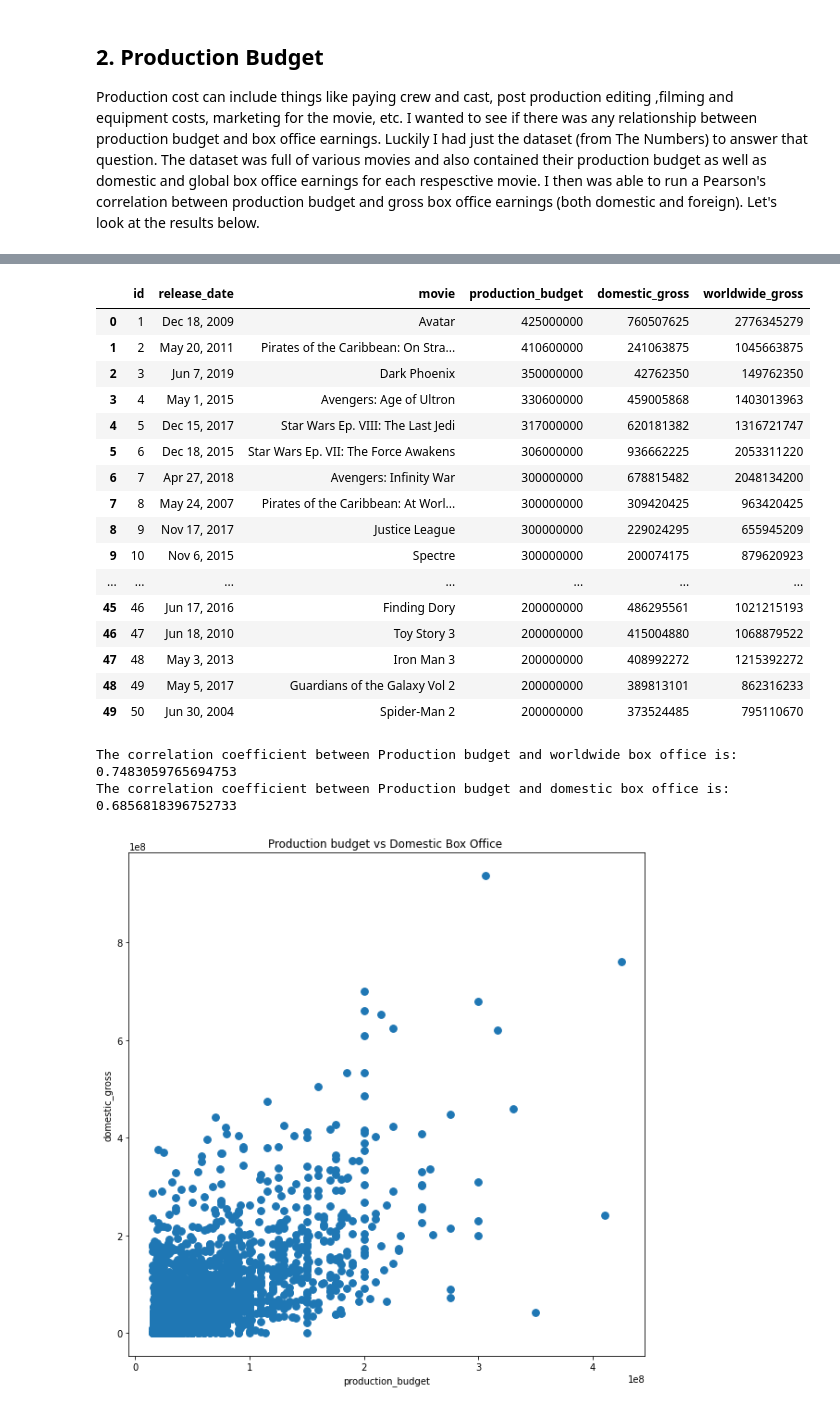
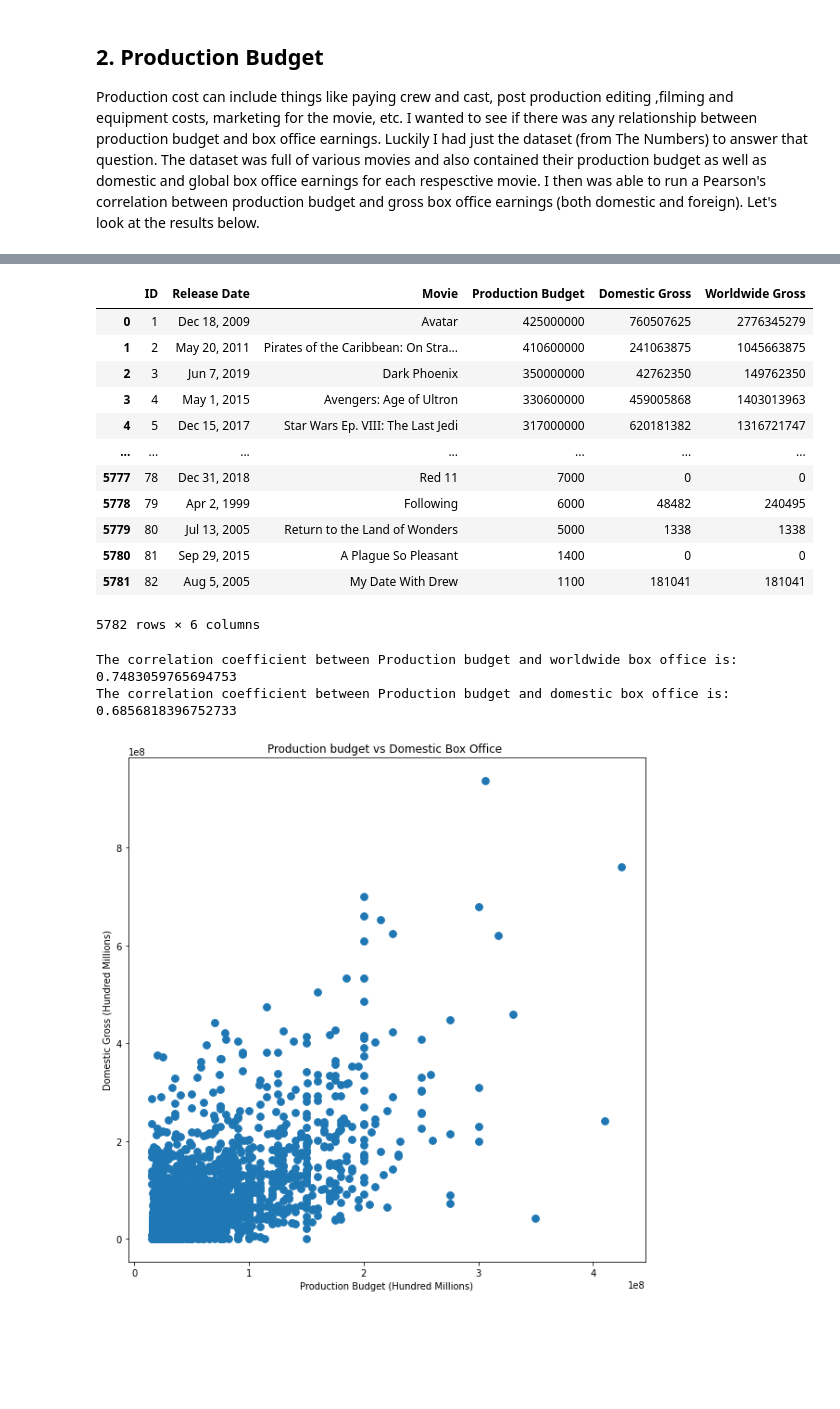
Before and after one commit to aharri123/dsc-phase-1-project-v2-4, a Jupyter notebook: student.ipynb, the cells around one changed output, grey strips where cells are left out. Saved outputs shown, nothing was run; the diff lists cells and outputs as text; code cells hidden in the pictures; blank space fills up the shorter version.

```diff
--- a/student.ipynb
+++ b/student.ipynb
@@ -119,5 +278,7 @@ df_budget
 # %%
 #First let's do some cleanup
+#There are no null values or duplicates, but we need to do some conversions
+
 #Let's get rid of the dollar signs and commas in the column values
 df_budget['production_budget'] = df_budget['production_budget'].str.replace('$','')
 df_budget['production_budget'] = df_budget['production_budget'].str.replace(',','')
@@ -133,47 +294,53 @@ df_budget['domestic_gross'] = df_budget['domestic_gross'].astype(str).astype('in
 df_budget['worldwide_gross'] = df_budget['worldwide_gross'].astype(str).astype('int64')
 
 
+#Let's clean up the column names
+df_budget.rename(columns = {'id' : 'ID'}, inplace = True)
+df_budget.rename(columns = {'release_date' : 'Release Date'}, inplace = True)
+df_budget.rename(columns = {'movie' : 'Movie'}, inplace = True)
+df_budget.rename(columns = {'production_budget' : 'Production Budget'}, inplace = True)
+df_budget.rename(columns = {'domestic_gross' : 'Domestic Gross'}, inplace = True)
+df_budget.rename(columns = {'worldwide_gross' : 'Worldwide Gross'}, inplace = True)
+
 #Looking at our cleaned up DF
-df_budget.head(50)
+df_budget
 # %% [output]
-|  | id | release_date | movie | production_budget | domestic_gross | worldwide_gross |
+|  | ID | Release Date | Movie | Production Budget | Domestic Gross | Worldwide Gross |
 | 0 | 1 | Dec 18, 2009 | Avatar | 425000000 | 760507625 | 2776345279 |
 | 1 | 2 | May 20, 2011 | Pirates of the Caribbean: On Stra... | 410600000 | 241063875 | 1045663875 |
 | 2 | 3 | Jun 7, 2019 | Dark Phoenix | 350000000 | 42762350 | 149762350 |
 | 3 | 4 | May 1, 2015 | Avengers: Age of Ultron | 330600000 | 459005868 | 1403013963 |
 | 4 | 5 | Dec 15, 2017 | Star Wars Ep. VIII: The Last Jedi | 317000000 | 620181382 | 1316721747 |
-| 5 | 6 | Dec 18, 2015 | Star Wars Ep. VII: The Force Awakens | 306000000 | 936662225 | 2053311220 |
-| 6 | 7 | Apr 27, 2018 | Avengers: Infinity War | 300000000 | 678815482 | 2048134200 |
-| 7 | 8 | May 24, 2007 | Pirates of the Caribbean: At Worl... | 300000000 | 309420425 | 963420425 |
-| 8 | 9 | Nov 17, 2017 | Justice League | 300000000 | 229024295 | 655945209 |
-| 9 | 10 | Nov 6, 2015 | Spectre | 300000000 | 200074175 | 879620923 |
 | ... | ... | ... | ... | ... | ... | ... |
-| 45 | 46 | Jun 17, 2016 | Finding Dory | 200000000 | 486295561 | 1021215193 |
-| 46 | 47 | Jun 18, 2010 | Toy Story 3 | 200000000 | 415004880 | 1068879522 |
-| 47 | 48 | May 3, 2013 | Iron Man 3 | 200000000 | 408992272 | 1215392272 |
-| 48 | 49 | May 5, 2017 | Guardians of the Galaxy Vol 2 | 200000000 | 389813101 | 862316233 |
-| 49 | 50 | Jun 30, 2004 | Spider-Man 2 | 200000000 | 373524485 | 795110670 |
+| 5777 | 78 | Dec 31, 2018 | Red 11 | 7000 | 0 | 0 |
+| 5778 | 79 | Apr 2, 1999 | Following | 6000 | 48482 | 240495 |
+| 5779 | 80 | Jul 13, 2005 | Return to the Land of Wonders | 5000 | 1338 | 1338 |
+| 5780 | 81 | Sep 29, 2015 | A Plague So Pleasant | 1400 | 0 | 0 |
+| 5781 | 82 | Aug 5, 2005 | My Date With Drew | 1100 | 181041 | 181041 |
+5782 rows × 6 columns
 # %%
-#Let's create a scatterplot and find the correlation coeffient
+# Let's create a scatterplot and find the correlation coeffient
 
 #Graphing scatterplot for production budget and domestic gross
-ax1 = df_budget.head(3000).plot('production_budget', 'domestic_gross', s = 60,  kind = 'scatter', figsize = (10,10));
+ax1 = df_budget.head(3000).plot('Production Budget', 'Domestic Gross', s = 60,  kind = 'scatter', figsize = (10,10));
 ax1.set_title('Production budget vs Domestic Box Office ')
-
+ax1.set_xlabel('Production Budget (Hundred Millions)')
+ax1.set_ylabel('Domestic Gross (Hundred Millions)')
 #Finding correlation coefficent
-dom_corr = df_budget['production_budget'].corr(df_budget['domestic_gross'])
+dom_corr = df_budget['Production Budget'].corr(df_budget['Domestic Gross'])
 
 
 #Graphing scatterplot for production budget and worldwide gross
-ax2 = df_budget.head(3000).plot('production_budget', 'worldwide_gross', s = 60, kind = 'scatter', figsize = (10,10))
+ax2 = df_budget.head(3000).plot('Production Budget', 'Worldwide Gross', s = 60, kind = 'scatter', figsize = (10,10))
 ax2.set_title("Production Budget vs Worldwide Box Office")
-
+ax2.set_xlabel('Production Budget (Hundred Millions)')
+ax2.set_ylabel('Worldwide Gross (Five Hundred Millions)')
 #Finding correlation coefficent
-world_corr = df_budget['production_budget'].corr(df_budget['worldwide_gross'])
+world_corr = df_budget['Production Budget'].corr(df_budget['Worldwide Gross'])
 
 print("The correlation coefficient between Production budget and worldwide box office is:", world_corr)
 print("The correlation coefficient between Production budget and domestic box office is:", dom_corr)
 # %% [output]
 The correlation coefficient between Production budget and worldwide box office is: 0.7483059765694753
 The correlation coefficient between Production budget and domestic box office is: 0.6856818396752733
-[figure, old version]
+[figure, new version]
```
Also changed, not shown: parts of 52 cells of this notebook, 1 other file.
